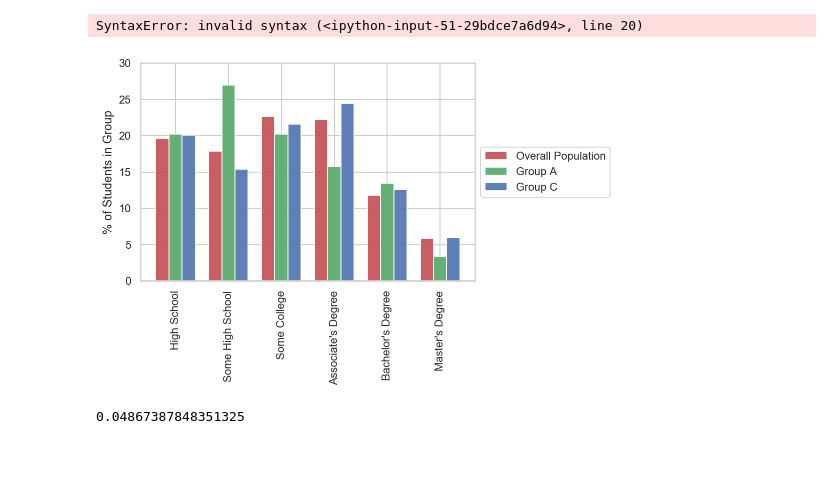
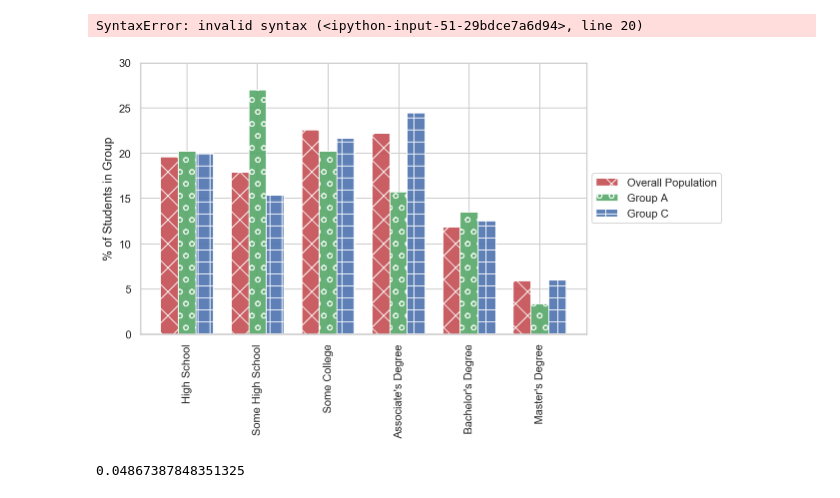
Before and after one commit to thampiman/interpretable-ai-book, a Jupyter notebook: Chapter_03/chapter_03.ipynb, the cells around one changed output. Cells and saved outputs as stored; diff of their text form; code cells hidden in the pictures; blank space fills up the shorter version.

```diff
--- a/Chapter_03/chapter_03.ipynb
+++ b/Chapter_03/chapter_03.ipynb
@@ -601,20 +586,23 @@ math_fi = math_model.feature_importances_ * 100
 reading_fi = reading_model.feature_importances_ * 100
 writing_fi = writing_model.feature_importances_ * 100
 # %%
-fig, ax = plt.subplots()
+fig, ax = plt.subplots(figsize=(8, 5))
 index = np.arange(len(feature_names))
 bar_width = 0.2
 opacity = 0.9
 error_config = {'ecolor': '0.3'}
 ax.bar(index, math_fi, bar_width,
        alpha=opacity, color='r',
-       label='Math Grade Model')
+       label='Math Grade Model',
+       hatch='x')
 ax.bar(index + bar_width, reading_fi, bar_width,
        alpha=opacity, color='g',
-       label='Reading Grade Model')
+       label='Reading Grade Model',
+       hatch='o')
 ax.bar(index + bar_width * 2, writing_fi, bar_width,
        alpha=opacity, color='b',
-       label='Writing Grade Model')
+       label='Writing Grade Model',
+       hatch='+')
 ax.set_xlabel('')
 ax.set_ylabel('Feature Importance (%)')
 ax.set_xticks(index + bar_width)
@@ -935,38 +923,41 @@ levels, pcs = get_ple_pcs(df)
 _, pcs_gpA = get_ple_pcs(df_gpA)
 _, pcs_gpC = get_ple_pcs(df_gpC)
 # %%
-fig, ax = plt.subplots()
+fig, ax = plt.subplots(figsize=(8, 5))
 index = np.arange(len(levels))
 capitalized_labels = []
 for label in levels:
     words = label.split(' ')
     capitalized_label = ' '.join([w.capitalize() for w in words])
     capitalized_labels.append(capitalized_label)
 bar_width = 0.25
 opacity = 0.9
 error_config = {'ecolor': '0.3'}
 ax.bar(index, pcs, bar_width,
        alpha=opacity, color='r',
-       label='Overall Population')
+       label='Overall Population',
+       hatch='x')
 ax.bar(index + bar_width, pcs_gpA, bar_width,
        alpha=opacity, color='g',
-       label='Group A')
+       label='Group A',
+       hatch='o')
 ax.bar(index + bar_width * 2, pcs_gpC, bar_width,
        alpha=opacity, color='b',
-       label='Group C')
+       label='Group C',
+       hatch='+')
 ax.set_xlabel('')
 ax.set_ylabel('% of Students in Group')
 ax.set_xticks(index + bar_width)
 ax.set_xticklabels(capitalized_labels)
 for tick in ax.get_xticklabels():
     tick.set_rotation(90)
 ax.legend(loc='center left', bbox_to_anchor=(1, 0.5))
 ax.grid(True);
 ax.set_ylim([0, 30]);
 fig.savefig('images/chapter_03_ple_dist_overall_gpa_gpc.png', dpi=300, bbox_inches='tight');
 fig.savefig('images/chapter_03_ple_dist_overall_gpa_gpc.pdf', format='pdf', dpi=300, bbox_inches='tight');
 # %% [output]
-[figure, old version]
+[figure, new version]
 # %%
 confusion_matrix = pd.crosstab(df['parental level of education'],
                                df['race/ethnicity'])
```
Also changed, not shown: parts of 5 cells of this notebook, 43 other files.
